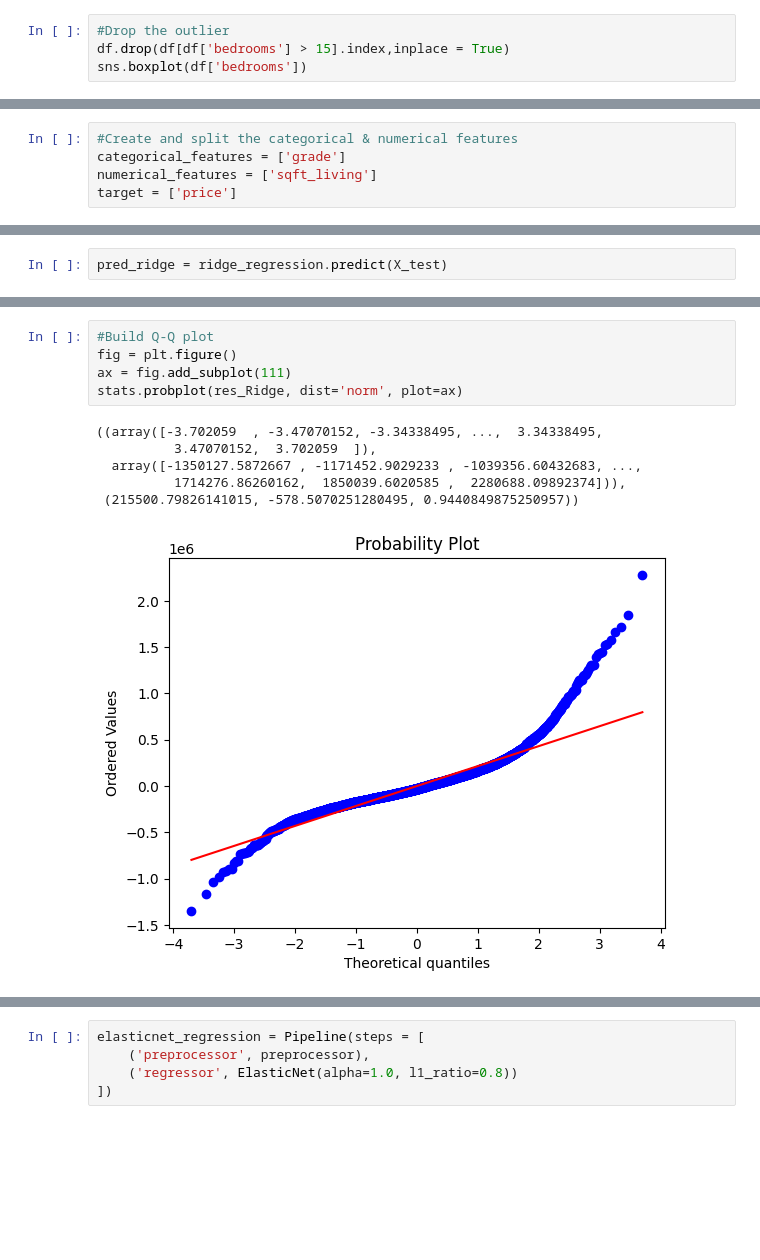
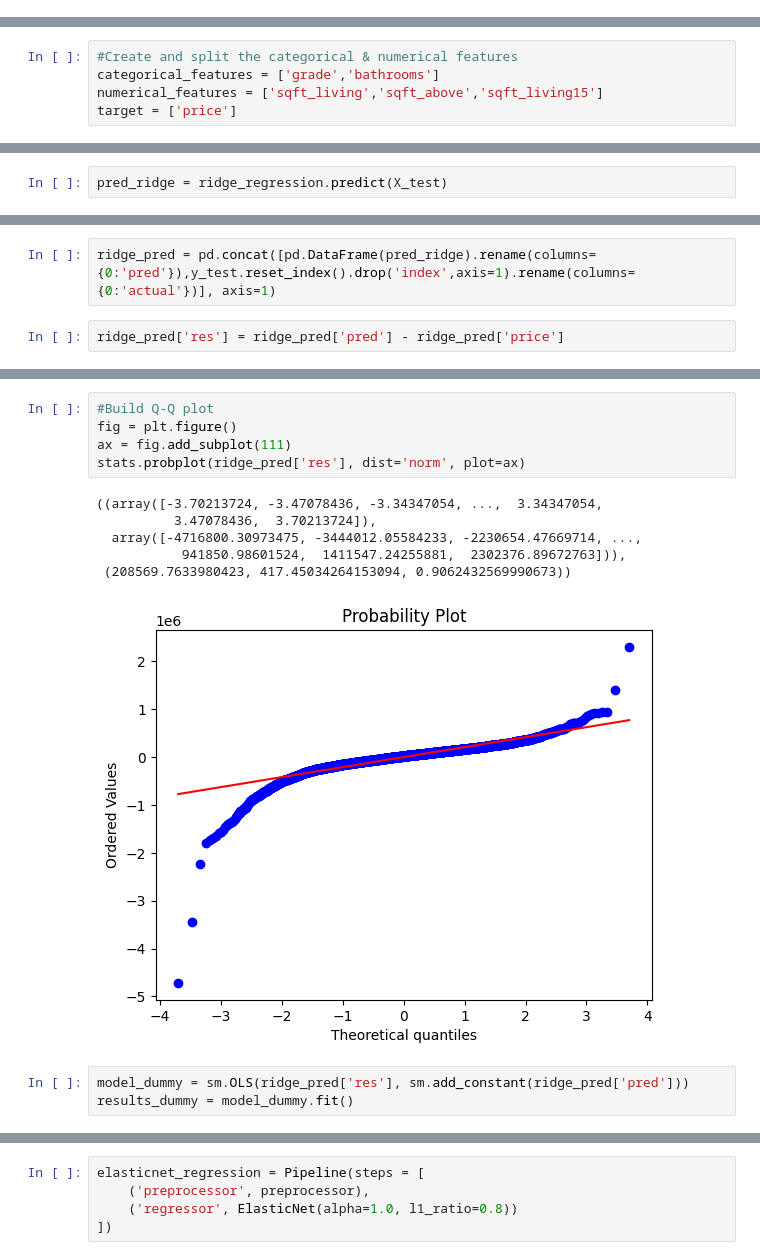
Before and after one commit to HaoyuHunterFang/schulich_data_science, a Jupyter notebook: Assignment3_Haoyu_Fang.ipynb, the cells around one changed output, grey strips where cells are left out. Cells and saved outputs as stored; diff of their text form; blank space fills up the shorter version.

```diff
--- a/Assignment3_Haoyu_Fang.ipynb
+++ b/Assignment3_Haoyu_Fang.ipynb
@@ -71,4 +64,0 @@ sns.boxplot(df['bedrooms'])
-# %%
-#Drop the outlier
-df.drop(df[df['bedrooms'] > 15].index,inplace = True)
-sns.boxplot(df['bedrooms'])
@@ -256,7 +179,7 @@ fig = sm.graphics.influence_plot(results, ax=ax, criterion='cooks')
 # %%
 #Create and split the categorical & numerical features
-categorical_features = ['grade']
-numerical_features = ['sqft_living']
+categorical_features = ['grade','bathrooms']
+numerical_features = ['sqft_living','sqft_above','sqft_living15']
 target = ['price']
 # %%
 #Setting train and test value for prediction model
@@ -334,0 +249,4 @@ res_Ridge = y_test - pred_ridge
+# %%
+ridge_pred = pd.concat([pd.DataFrame(pred_ridge).rename(columns={0:'pred'}),y_test.reset_index().drop('index',axis=1).rename(columns={0:'actual'})], axis=1)
+# %%
+ridge_pred['res'] = ridge_pred['pred'] - ridge_pred['price']
@@ -335,12 +268,15 @@ res_Ridge = y_test - pred_ridge
 # %%
 #Build Q-Q plot
 fig = plt.figure()
 ax = fig.add_subplot(111)
-stats.probplot(res_Ridge, dist='norm', plot=ax)
+stats.probplot(ridge_pred['res'], dist='norm', plot=ax)
 # %% [output]
-((array([-3.702059  , -3.47070152, -3.34338495, ...,  3.34338495,
-          3.47070152,  3.702059  ]),
-  array([-1350127.5872667 , -1171452.9029233 , -1039356.60432683, ...,
-          1714276.86260162,  1850039.6020585 ,  2280688.09892374])),
- (215500.79826141015, -578.5070251280495, 0.9440849875250957))
+((array([-3.70213724, -3.47078436, -3.34347054, ...,  3.34347054,
+          3.47078436,  3.70213724]),
+  array([-4716800.30973475, -3444012.05584233, -2230654.47669714, ...,
+           941850.98601524,  1411547.24255881,  2302376.89672763])),
+ (208569.7633980423, 417.45034264153094, 0.9062432569990673))
-[figure, old version]
+[figure, new version]
+# %%
+model_dummy = sm.OLS(ridge_pred['res'], sm.add_constant(ridge_pred['pred']))
+results_dummy = model_dummy.fit()
```
Also changed, not shown: parts of 44 cells of this notebook.
